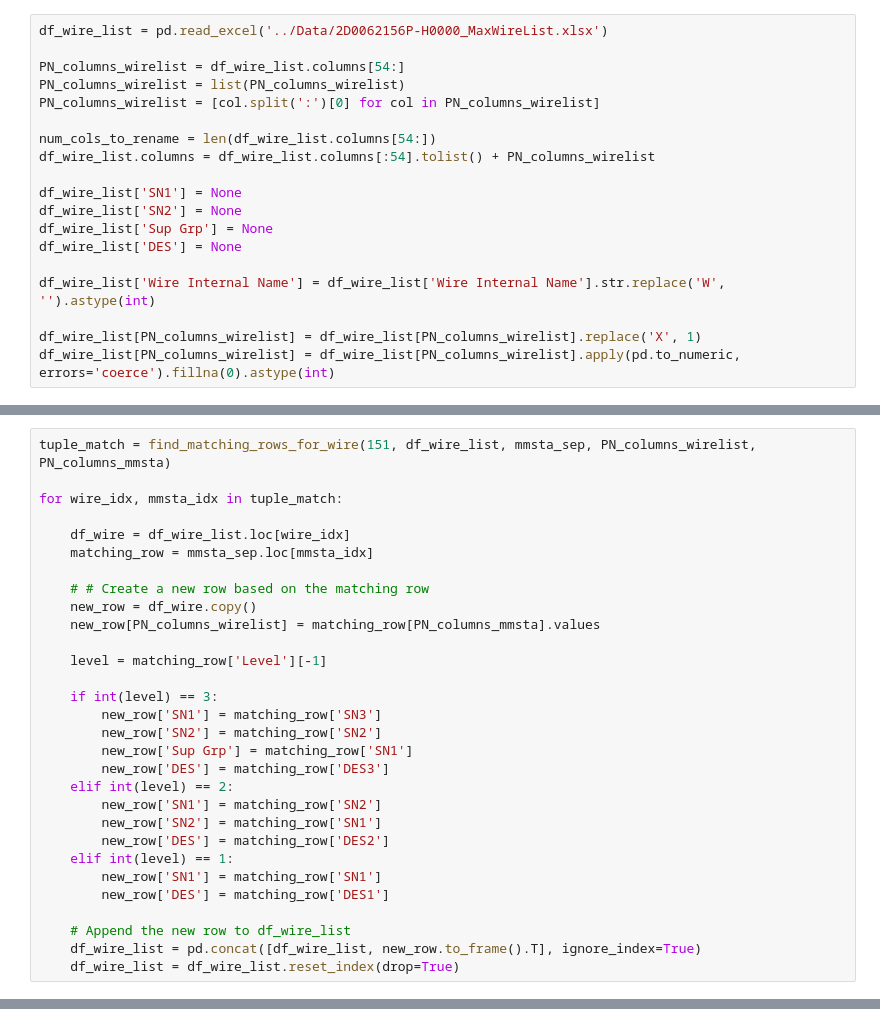
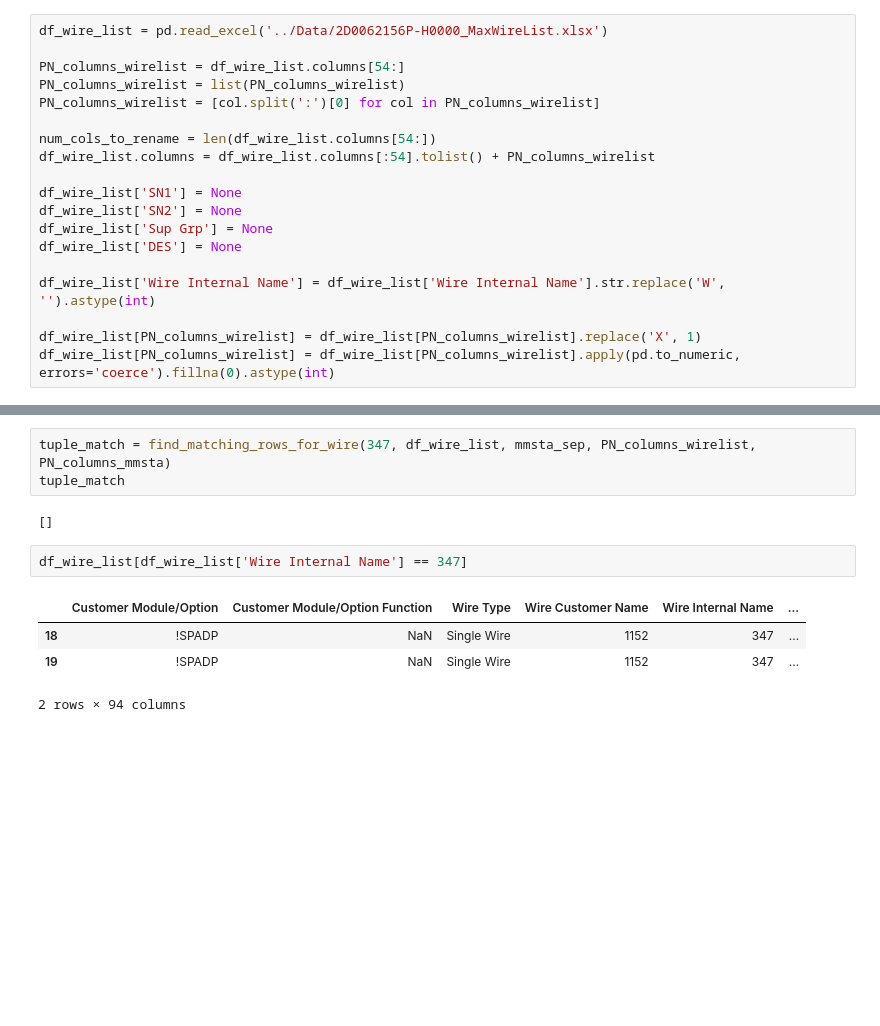
Before and after one commit to Abdelhamid2c/Automation-of-Data-Integration, a Jupyter notebook: Notebooks/integration.ipynb, the cells around one changed output, grey strips where cells are left out. Drawn from its saved outputs; the diff is of its cells as text; blank space fills up the shorter version.

```diff
--- a/Notebooks/integration.ipynb
+++ b/Notebooks/integration.ipynb
@@ -254,30 +415,0 @@ df_wire_list.to_excel('../Data/2D0062156P-H0000_MaxWireList_Updated.xlsx', index
-# %%
-tuple_match = find_matching_rows_for_wire(151, df_wire_list, mmsta_sep, PN_columns_wirelist, PN_columns_mmsta)
-
-for wire_idx, mmsta_idx in tuple_match:
-
-    df_wire = df_wire_list.loc[wire_idx]
-    matching_row = mmsta_sep.loc[mmsta_idx]
-
-    # # Create a new row based on the matching row
-    new_row = df_wire.copy()
-    new_row[PN_columns_wirelist] = matching_row[PN_columns_mmsta].values
-
-    level = matching_row['Level'][-1]
-
-    if int(level) == 3:
-        new_row['SN1'] = matching_row['SN3']
-        new_row['SN2'] = matching_row['SN2']
-        new_row['Sup Grp'] = matching_row['SN1']
-        new_row['DES'] = matching_row['DES3']
-    elif int(level) == 2:
-        new_row['SN1'] = matching_row['SN2']
-        new_row['SN2'] = matching_row['SN1']
-        new_row['DES'] = matching_row['DES2']
-    elif int(level) == 1:
-        new_row['SN1'] = matching_row['SN1']
-        new_row['DES'] = matching_row['DES1']
-
-    # Append the new row to df_wire_list
-    df_wire_list = pd.concat([df_wire_list, new_row.to_frame().T], ignore_index=True)
-    df_wire_list = df_wire_list.reset_index(drop=True)
@@ -290 +416,13 @@ Wire Index: 128, MMSTA Index: 574
+# %%
+tuple_match = find_matching_rows_for_wire(347, df_wire_list, mmsta_sep, PN_columns_wirelist, PN_columns_mmsta)
+tuple_match
+# %% [output]
+[]
+# %%
+df_wire_list[df_wire_list['Wire Internal Name'] == 347]
+# %% [output]
+|  | Customer Module/Option | Customer Module/Option Function | Wire Type | Wire Customer Name | Wire Internal Name | ... |
+| 18 | !SPADP | NaN | Single Wire | 1152 | 347 | ... |
+| 19 | !SPADP | NaN | Single Wire | 1152 | 347 | ... |
+2 rows × 94 columns
 # %%
```
Also changed, not shown: parts of 16 cells of this notebook, 1 other file.
